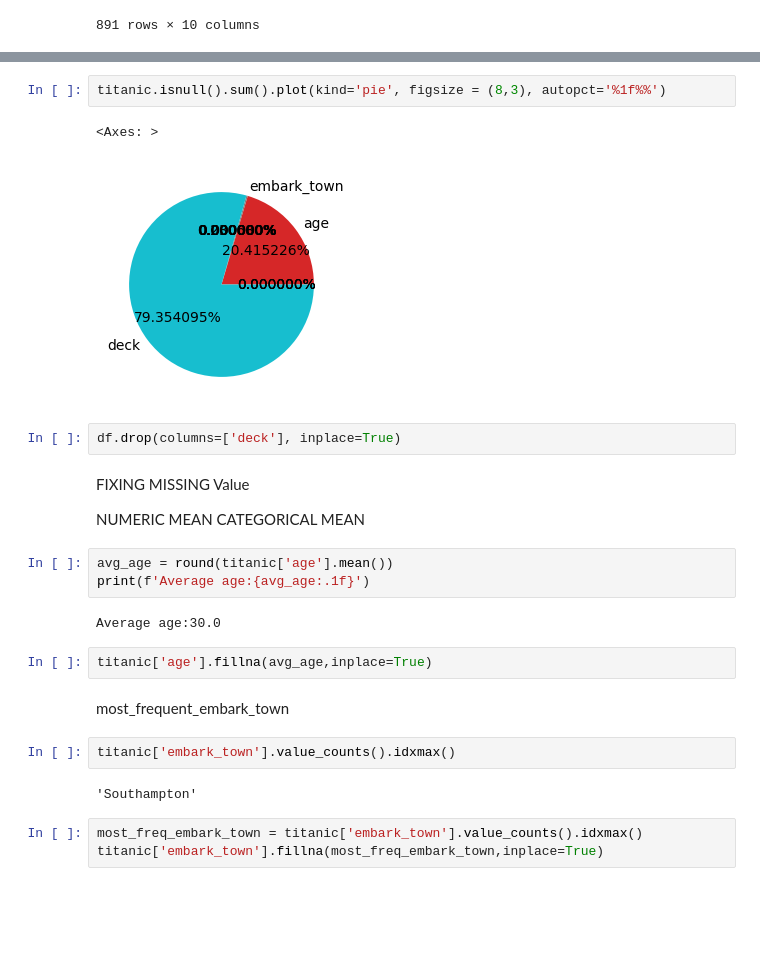
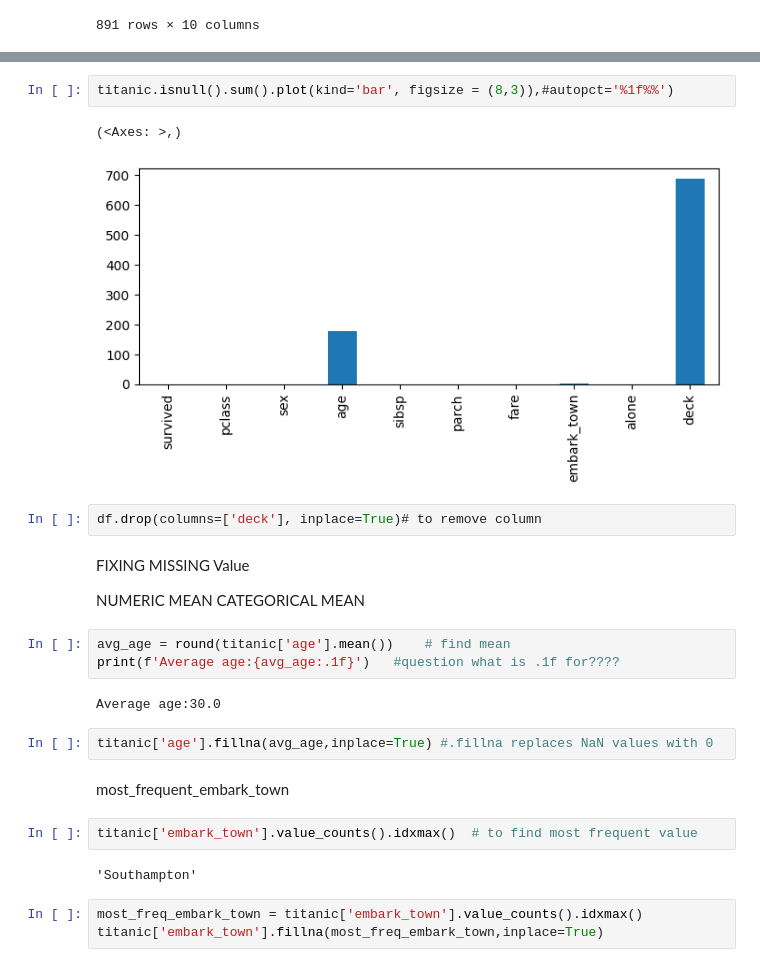
Before and after one commit to SamitSinghBais/Digipodium_pythoncode, a Jupyter notebook: processing_2.ipynb, the cells around one changed output, grey strips where cells are left out. Saved outputs shown, nothing was run; the diff lists cells and outputs as text; blank space fills up the shorter version.

```diff
--- a/processing_2.ipynb
+++ b/processing_2.ipynb
@@ -79,26 +84,26 @@ titanic
 # %%
-titanic.isnull().sum().plot(kind='pie', figsize = (8,3), autopct='%1f%%')
+titanic.isnull().sum().plot(kind='bar', figsize = (8,3)),#autopct='%1f%%')
 # %% [output]
-<Axes: >
+(<Axes: >,)
-[figure, old version]
+[figure, new version]
 # %%
-df.drop(columns=['deck'], inplace=True)
+df.drop(columns=['deck'], inplace=True)# to remove column
 # %% [markdown]
 FIXING MISSING Value
 
 NUMERIC MEAN
 CATEGORICAL MEAN
 # %%
-avg_age = round(titanic['age'].mean())
-print(f'Average age:{avg_age:.1f}')
+avg_age = round(titanic['age'].mean())    # find mean
+print(f'Average age:{avg_age:.1f}')   #question what is .1f for????
 # %% [output]
 Average age:30.0
 # %%
-titanic['age'].fillna(avg_age,inplace=True)
+titanic['age'].fillna(avg_age,inplace=True) #.fillna replaces NaN values with 0
 # %% [markdown]
 most_frequent_embark_town
 # %%
-titanic['embark_town'].value_counts().idxmax()
+titanic['embark_town'].value_counts().idxmax()  # to find most frequent value
 # %% [output]
 'Southampton'
 # %%
```
Also changed, not shown: parts of 15 cells of this notebook, 25 other files.
